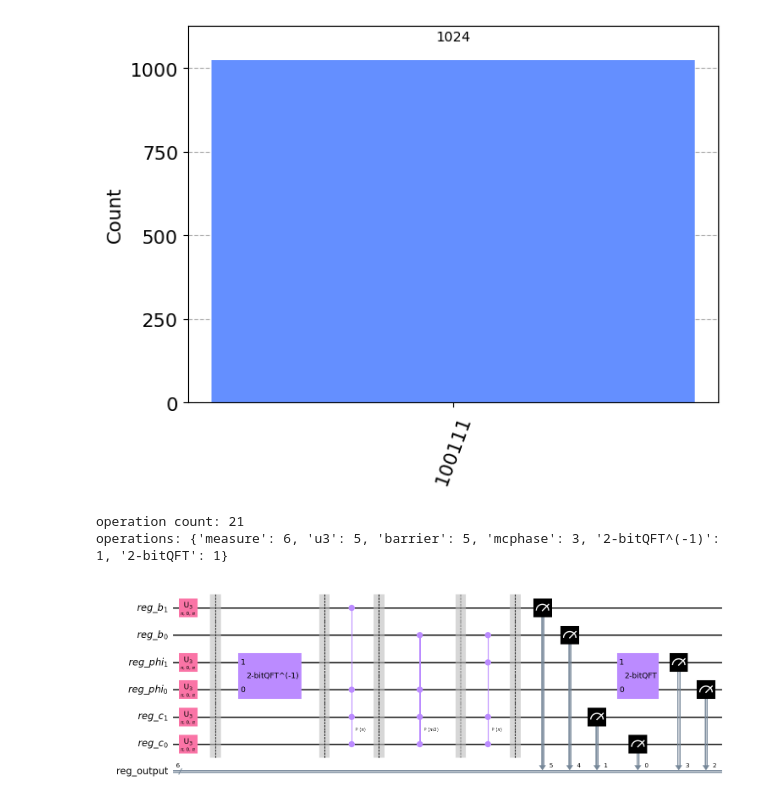
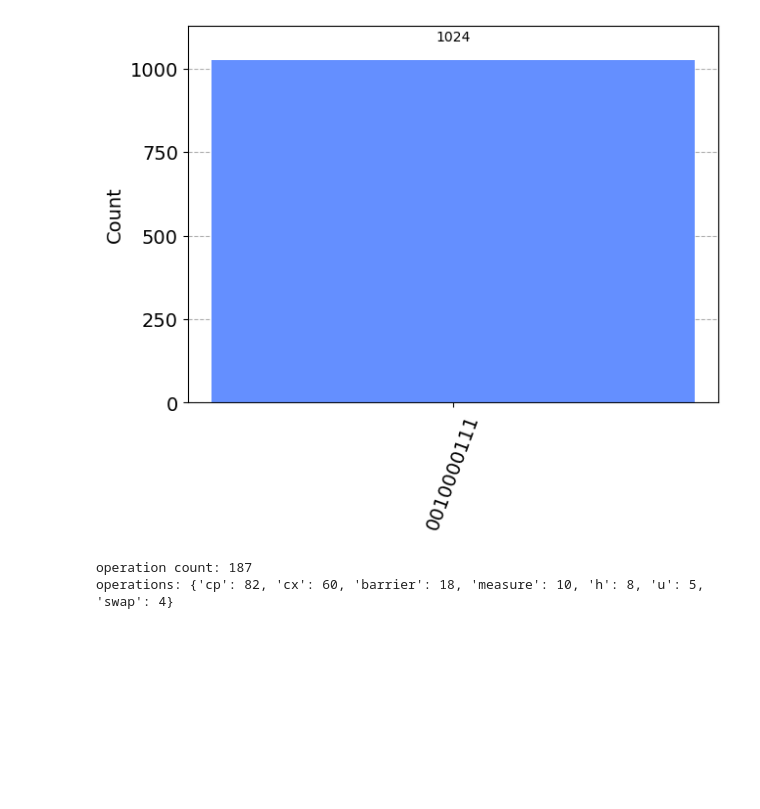
Before and after one commit to JuliuszSyrewicz/quantumFactorization, a Jupyter notebook: fourierSpaceShor.ipynb, the cells around one changed output. Saved outputs shown, nothing was run; the diff lists cells and outputs as text; code cells hidden in the pictures; blank space fills up the shorter version.

```diff
--- a/fourierSpaceShor.ipynb
+++ b/fourierSpaceShor.ipynb
@@ -15,7 +15,7 @@ arithmetic = reload(arithmetic)
 # %%
 # fourier space addition
 reverse_bool  =False
-n = 2
+n = 4
 control_width = 2
 no_qubits = 2 * n + control_width
 
@@ -25,37 +25,34 @@ reg_control = QuantumRegister(2, name="reg_c")
 reg_b = QuantumRegister(n, name="reg_b")
 reg_phi = QuantumRegister(n, name="reg_phi")
 cr = ClassicalRegister(no_qubits, name="reg_output")
 
 qc = QuantumCircuit(reg_control, reg_phi, reg_b, cr)
 
 qc.x(reg_b[i] for i in [1])
 qc.x(reg_phi[i] for i in [0,1])
 qc.x(reg_control[i] for i in range(control_width))
 
 qc.barrier()
 
 qc.append(nbitCtrlAdditionTransform(n, reg_control, reg_b, reg_phi, delta), reg_control[0:control_width] + reg_b[0:n] + reg_phi[0:n])
 
 qc.measure(range(no_qubits), range(no_qubits))
 
 simulator = Aer.get_backend('qasm_simulator')
 job_sim = simulator.run(qk.transpile(qc, simulator), shots=2**10)
 result_sim = job_sim.result()
 counts = result_sim.get_counts(qc)
 
 
 # plotShor(no_qubits, len_exp, counts, g, N)
 hist = plot_histogram(counts)
 display(hist)
 
-decomposed = qc.decompose(reps=1)
+decomposed = qc.decompose(reps=2)
 
 print("operation count: {}".format(sum(dict(decomposed.count_ops()).values())))
 print("operations: {}".format(dict(decomposed.count_ops())))
-
-decomposed.draw(reverse_bits=True, output="mpl", style="bw", fold=-1, justify='right', filename="circuits/{}-bitFourierSpaceAdder.png".format(n, "Reversed" if reverse_bool == True else ""))
 # %% [output]
-[figure, old version]
+[figure, new version]
-operation count: 21
-operations: {'measure': 6, 'u3': 5, 'barrier': 5, 'mcphase': 3, '2-bitQFT^(-1)': 1, '2-bitQFT': 1}
+operation count: 187
+operations: {'cp': 82, 'cx': 60, 'barrier': 18, 'measure': 10, 'h': 8, 'u': 5, 'swap': 4}
-[figure, removed]
```
Also changed, not shown: parts of 4 cells of this notebook, 2 other files.
